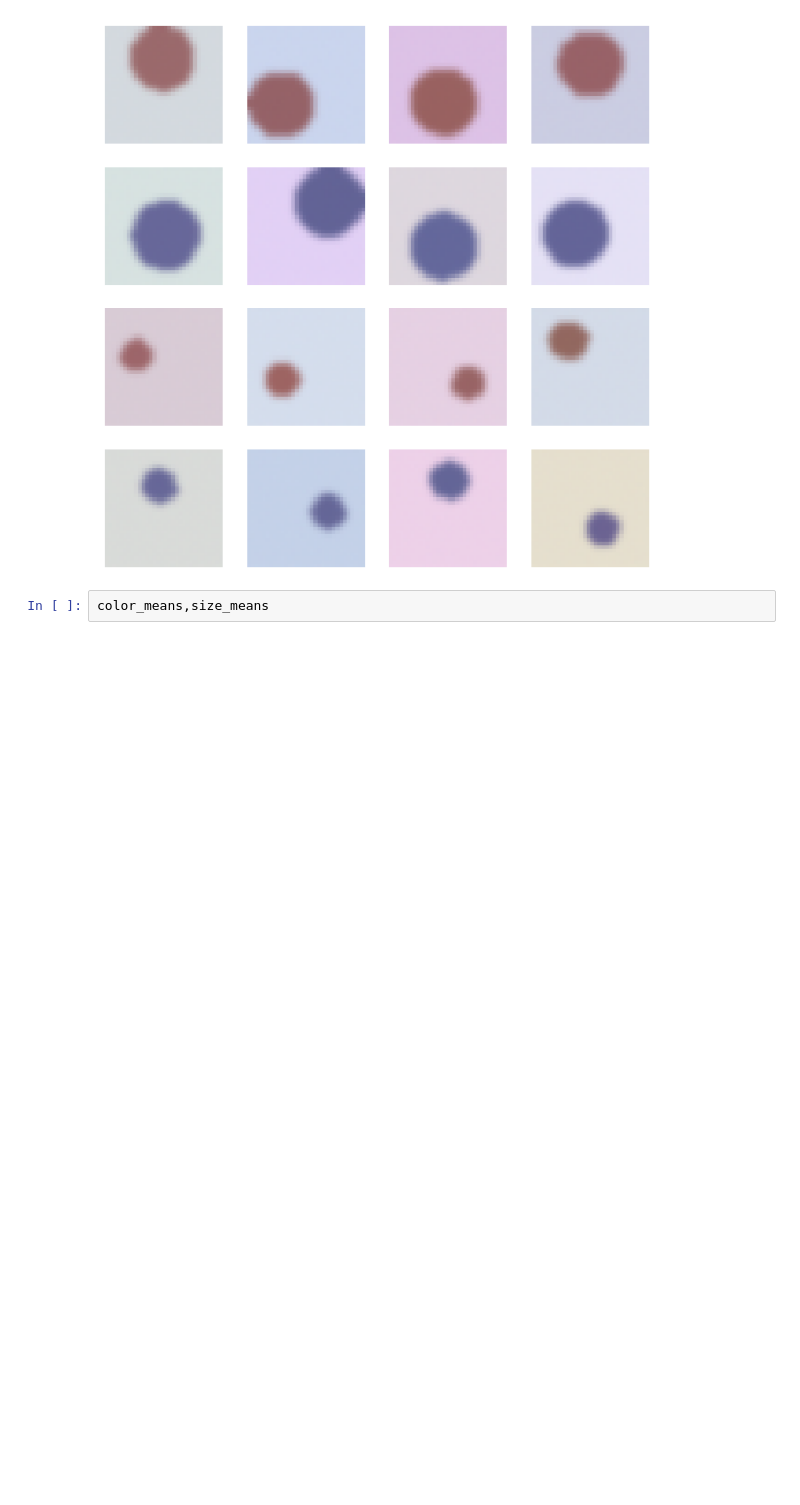
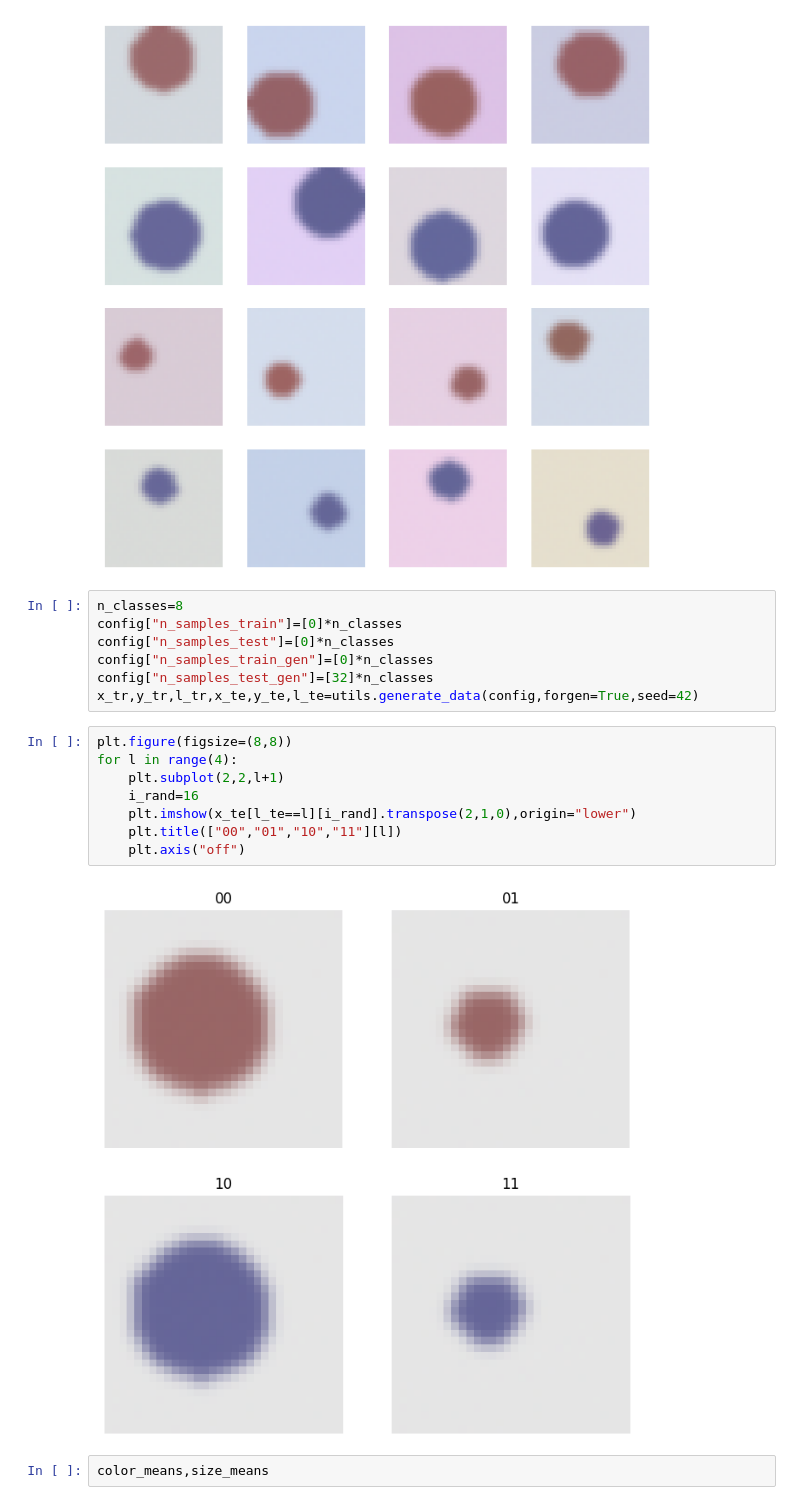
Before and after one commit to cfpark00/concept-learning, a Jupyter notebook: for_andrew.ipynb, the cells around one changed output. Saved outputs shown, nothing was run; the diff lists cells and outputs as text; blank space fills up the shorter version.

```diff
--- a/for_andrew.ipynb
+++ b/for_andrew.ipynb
@@ -48,6 +48,23 @@ for row in range(4):
         plt.axis("off")
 # %% [output]
 [figure]
+# %%
+n_classes=8
+config["n_samples_train"]=[0]*n_classes
+config["n_samples_test"]=[0]*n_classes
+config["n_samples_train_gen"]=[0]*n_classes
+config["n_samples_test_gen"]=[32]*n_classes
+x_tr,y_tr,l_tr,x_te,y_te,l_te=utils.generate_data(config,forgen=True,seed=42)
+# %%
+plt.figure(figsize=(8,8))
+for l in range(4):
+    plt.subplot(2,2,l+1)
+    i_rand=16
+    plt.imshow(x_te[l_te==l][i_rand].transpose(2,1,0),origin="lower")
+    plt.title(["00","01","10","11"][l])
+    plt.axis("off")
+# %% [output]
+[figure, added]
 # %%
 color_means,size_means
 # %% [output]
```
Also changed, not shown: 1 other file.
